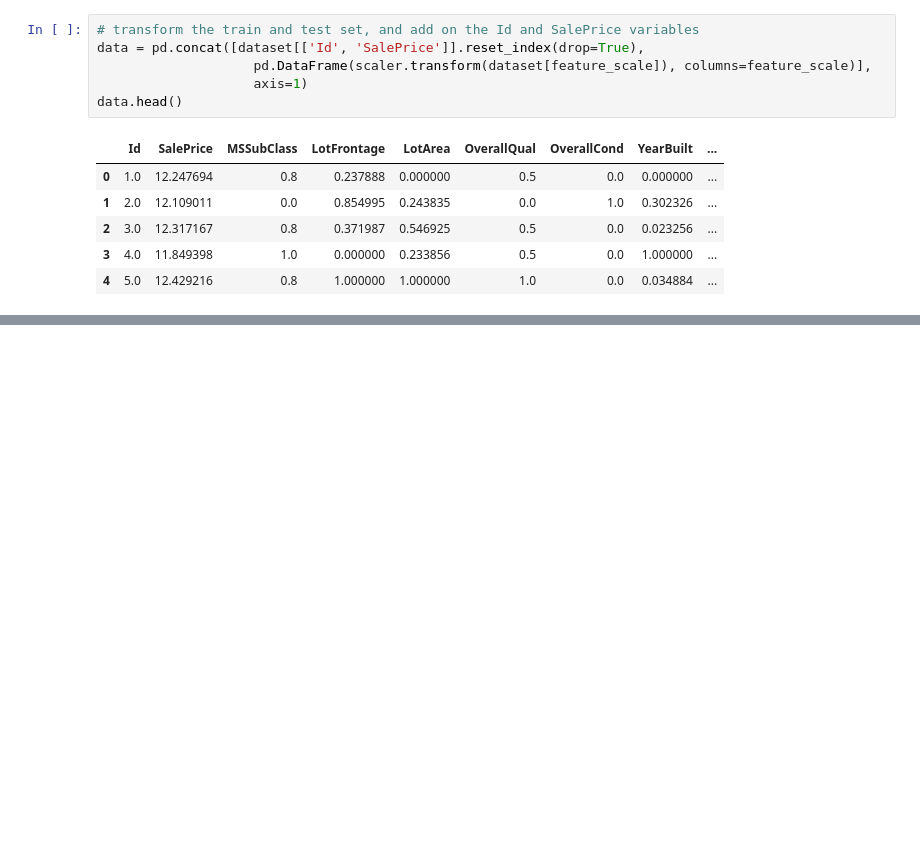
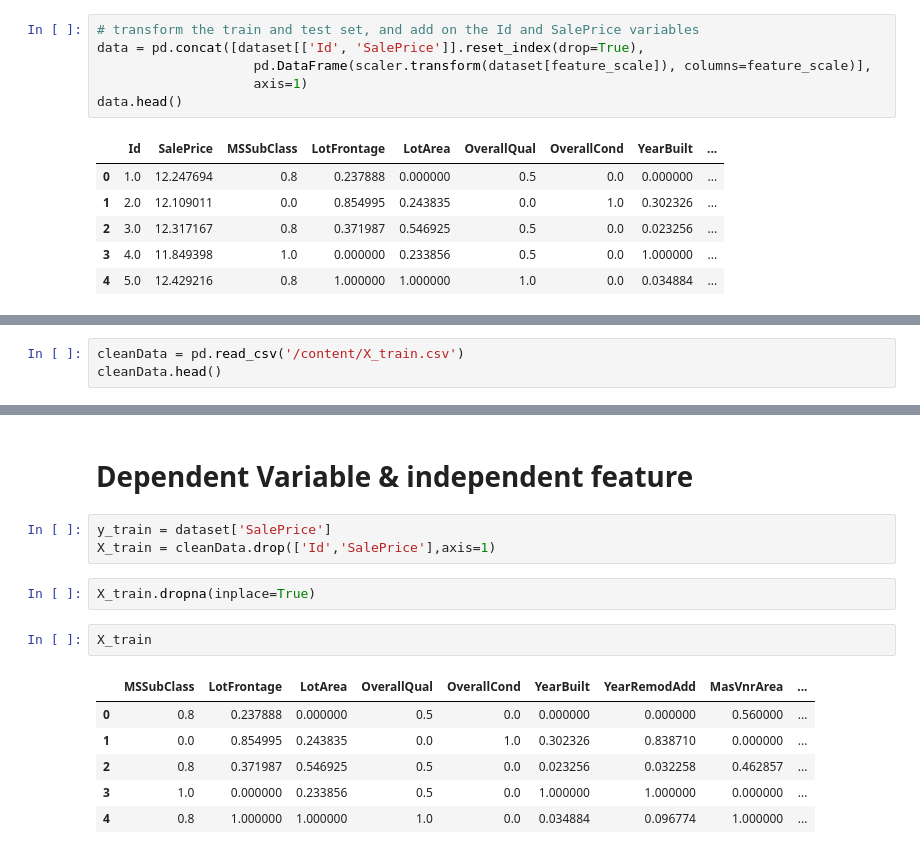
Before and after one commit to Pritesh-25/MachineLearning, a Jupyter notebook: AdvancedHousePrediction.ipynb, the cells around one changed output, grey strips where cells are left out. Saved outputs shown, nothing was run; the diff lists cells and outputs as text; blank space fills up the shorter version.

```diff
--- a/AdvancedHousePrediction.ipynb
+++ b/AdvancedHousePrediction.ipynb
@@ -709,0 +716,3 @@ data.head()
+# %%
+cleanData = pd.read_csv('/content/X_train.csv')
+cleanData.head()
@@ -709,0 +726,16 @@ data.head()
+# %% [markdown]
+# Dependent Variable & independent feature
+# %%
+y_train = dataset['SalePrice']
+X_train = cleanData.drop(['Id','SalePrice'],axis=1)
+# %%
+X_train.dropna(inplace=True)
+# %%
+X_train
+# %% [output]
+|  | MSSubClass | LotFrontage | LotArea | OverallQual | OverallCond | YearBuilt | YearRemodAdd | MasVnrArea | ... |
+| 0 | 0.8 | 0.237888 | 0.000000 | 0.5 | 0.0 | 0.000000 | 0.000000 | 0.560000 | ... |
+| 1 | 0.0 | 0.854995 | 0.243835 | 0.0 | 1.0 | 0.302326 | 0.838710 | 0.000000 | ... |
+| 2 | 0.8 | 0.371987 | 0.546925 | 0.5 | 0.0 | 0.023256 | 0.032258 | 0.462857 | ... |
+| 3 | 1.0 | 0.000000 | 0.233856 | 0.5 | 0.0 | 1.000000 | 1.000000 | 0.000000 | ... |
+| 4 | 0.8 | 1.000000 | 1.000000 | 1.0 | 0.0 | 0.034884 | 0.096774 | 1.000000 | ... |
```
Also changed, not shown: parts of 9 cells of this notebook.
